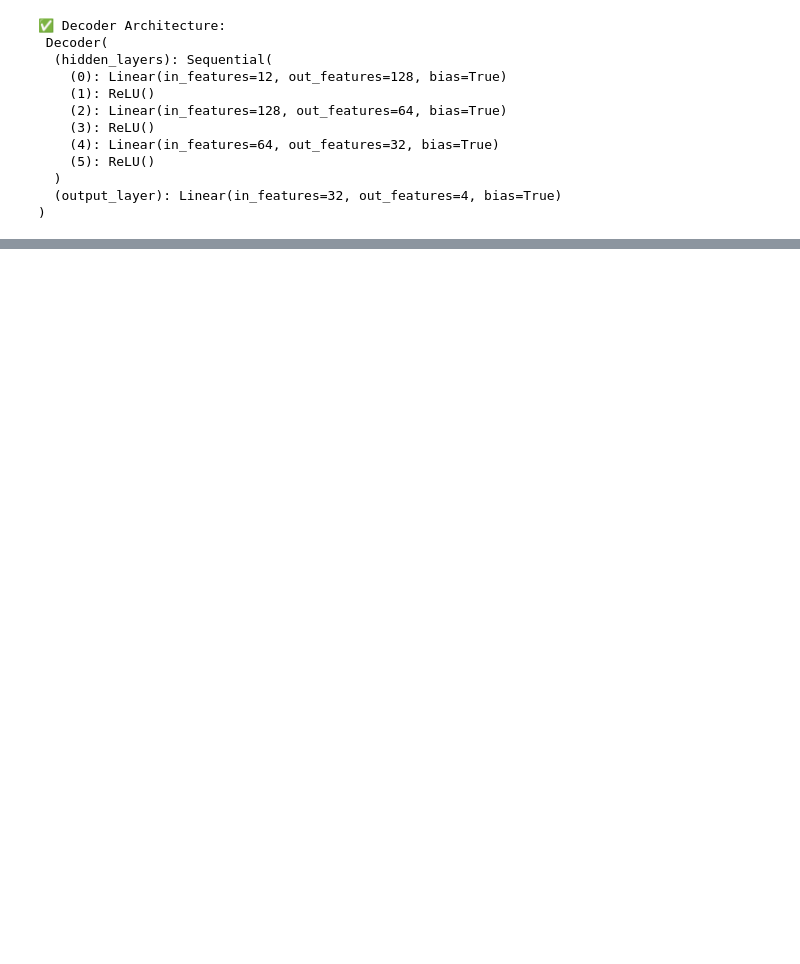
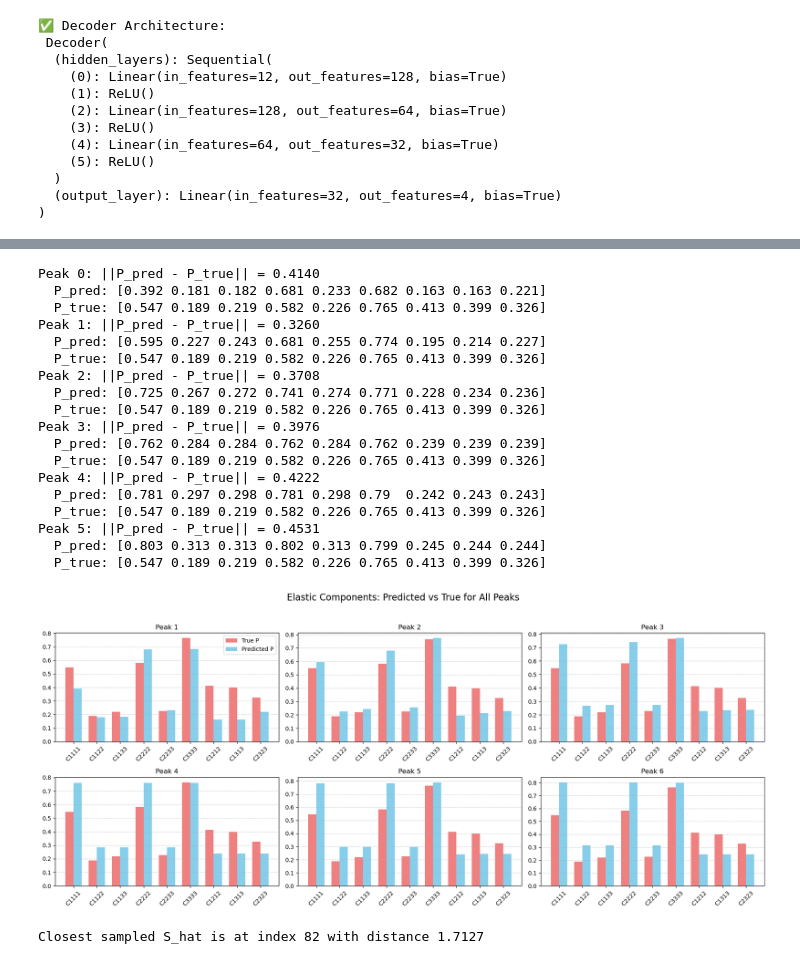
Before and after one commit to ellielin23/inverse_design_spinodoids, a Jupyter notebook: spinodoid_cvae/infer.ipynb, the cells around one changed output, grey strips where cells are left out. Drawn from its saved outputs; the diff is of its cells as text; code cells hidden in the pictures; blank space fills up the shorter version.

```diff
--- a/spinodoid_cvae/infer.ipynb
+++ b/spinodoid_cvae/infer.ipynb
@@ -157,0 +242,42 @@ plt.show()
+# %%
+P_preds = []
+
+for i, S_peak in enumerate(S_hat_peaks):
+    S_peak_tf = np.expand_dims(S_peak, axis=(0, 1))
+    C_pred = fNN(S_peak_tf).numpy().reshape(1, 3, 3, 3, 3)
+    P_pred = extract_target_properties(C_pred)[0]
+    P_preds.append(P_pred)
+
+    error = np.linalg.norm(P_pred - P_target)
+    print(f"Peak {i}: ||P_pred - P_true|| = {error:.4f}")
+    print("  P_pred:", P_pred.round(3))
+    print("  P_true:", P_target.round(3))
+
+plot_all_P_preds_vs_true(P_preds, P_target)
+# %% [output]
+Peak 0: ||P_pred - P_true|| = 0.4140
+  P_pred: [0.392 0.181 0.182 0.681 0.233 0.682 0.163 0.163 0.221]
+  P_true: [0.547 0.189 0.219 0.582 0.226 0.765 0.413 0.399 0.326]
+Peak 1: ||P_pred - P_true|| = 0.3260
+  P_pred: [0.595 0.227 0.243 0.681 0.255 0.774 0.195 0.214 0.227]
+  P_true: [0.547 0.189 0.219 0.582 0.226 0.765 0.413 0.399 0.326]
+Peak 2: ||P_pred - P_true|| = 0.3708
+  P_pred: [0.725 0.267 0.272 0.741 0.274 0.771 0.228 0.234 0.236]
+  P_true: [0.547 0.189 0.219 0.582 0.226 0.765 0.413 0.399 0.326]
+Peak 3: ||P_pred - P_true|| = 0.3976
+  P_pred: [0.762 0.284 0.284 0.762 0.284 0.762 0.239 0.239 0.239]
+  P_true: [0.547 0.189 0.219 0.582 0.226 0.765 0.413 0.399 0.326]
+Peak 4: ||P_pred - P_true|| = 0.4222
+  P_pred: [0.781 0.297 0.298 0.781 0.298 0.79  0.242 0.243 0.243]
+  P_true: [0.547 0.189 0.219 0.582 0.226 0.765 0.413 0.399 0.326]
+Peak 5: ||P_pred - P_true|| = 0.4531
+  P_pred: [0.803 0.313 0.313 0.802 0.313 0.799 0.245 0.244 0.244]
+  P_true: [0.547 0.189 0.219 0.582 0.226 0.765 0.413 0.399 0.326]
+[figure, added]
+# %%
+closest_idx = np.argmin(np.linalg.norm(S_hats - S_true, axis=1))
+closest_dist = np.linalg.norm(S_hats[closest_idx] - S_true)
+
+print(f"Closest sampled S_hat is at index {closest_idx} with distance {closest_dist:.4f}")
+# %% [output]
+Closest sampled S_hat is at index 82 with distance 1.7127
```
Also changed, not shown: parts of 10 cells of this notebook, 7 other files.
